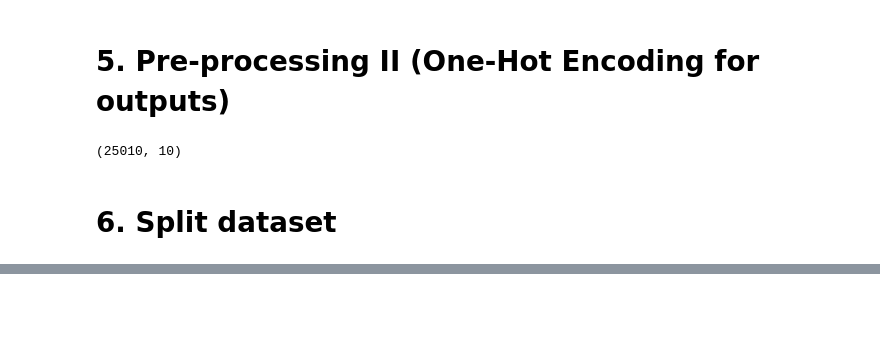
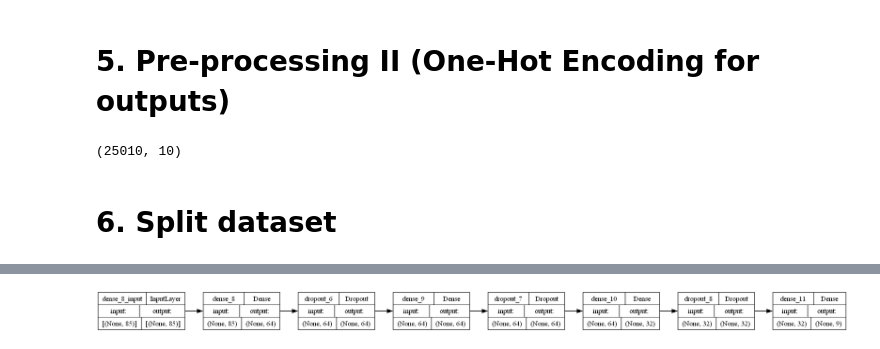
Before and after one commit to eulergomees/dnn_poker_hand, a Jupyter notebook: dnn_poker_hand.ipynb, the cells around one changed output, grey strips where cells are left out. Saved outputs shown, nothing was run; the diff lists cells and outputs as text; code cells hidden in the pictures; blank space fills up the shorter version.

Commit message:
feat: specification of model layers

```diff
--- a/dnn_poker_hand.ipynb
+++ b/dnn_poker_hand.ipynb
@@ -203,0 +214,14 @@ x_train.shape, x_test.shape, x_val.shape
+# %%
+#parameters
+activation = 'relu'
+drop = 0.1
+# %%
+dnn_poker_hand = Sequential([
+    Dense(64, activation=activation, input_shape=(85,)),
+    Dropout(drop),
+    Dense(64, activation=activation),
+    Dropout(drop),
+    Dense(32, activation=activation),
+    Dropout(drop),
+    Dense(9, activation='softmax')
+])
@@ -203,0 +250,4 @@ x_train.shape, x_test.shape, x_val.shape
+# %%
+plot_model(dnn_poker_hand, show_shapes=True, show_layer_names=True, rankdir='LR')
+# %% [output]
+[figure, added]
```
Also changed, not shown: parts of 9 cells of this notebook, 1 other file.
